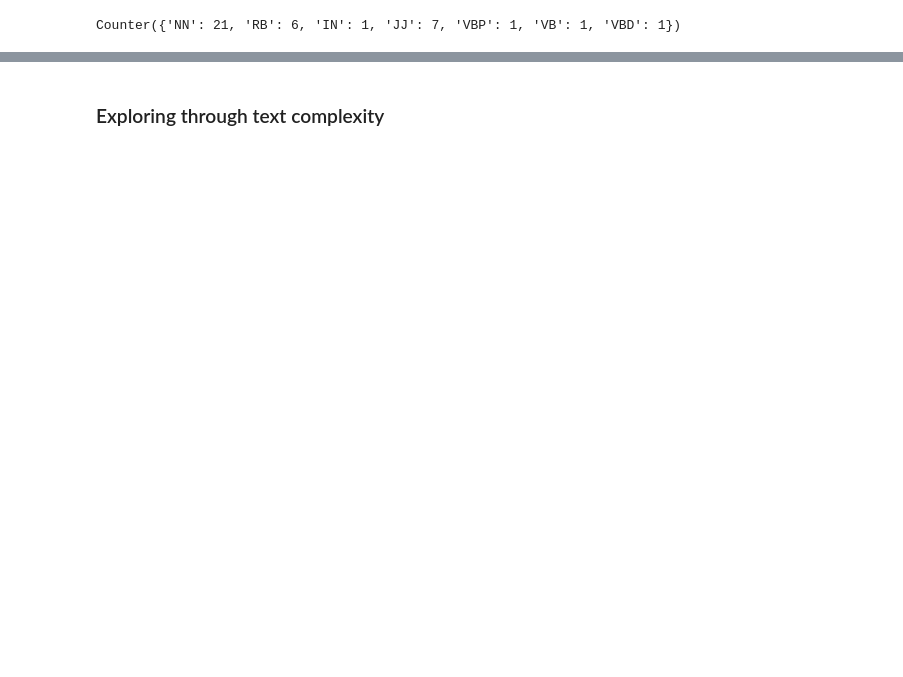
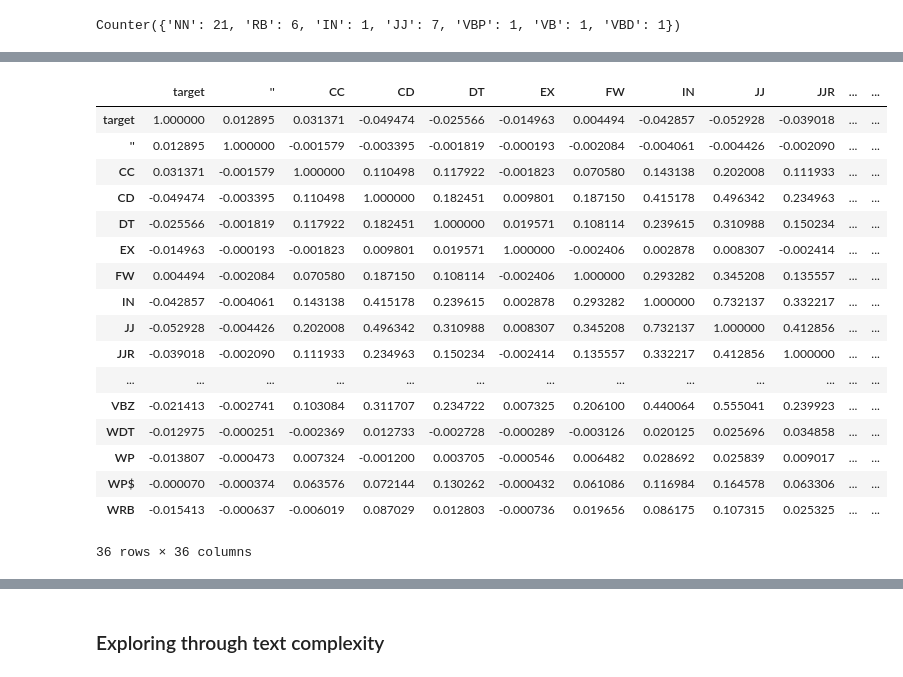
Before and after one commit to Atashnezhad/NLP_Proj2, a Jupyter notebook: Codes/P03_Exploratory data analysis.ipynb, the cells around one changed output, grey strips where cells are left out. Saved outputs shown, nothing was run; the diff lists cells and outputs as text; code cells hidden in the pictures; blank space fills up the shorter version.

```diff
--- a/Codes/P03_Exploratory data analysis.ipynb
+++ b/Codes/P03_Exploratory data analysis.ipynb
@@ -1055,0 +1093,21 @@ TypeError: 'int' object is not callable
+# %%
+pos_counts.corr().T
+# %% [output]
+|  | target | '' | CC | CD | DT | EX | FW | IN | JJ | JJR | ... | ... |
+| target | 1.000000 | 0.012895 | 0.031371 | -0.049474 | -0.025566 | -0.014963 | 0.004494 | -0.042857 | -0.052928 | -0.039018 | ... | ... |
+| '' | 0.012895 | 1.000000 | -0.001579 | -0.003395 | -0.001819 | -0.000193 | -0.002084 | -0.004061 | -0.004426 | -0.002090 | ... | ... |
+| CC | 0.031371 | -0.001579 | 1.000000 | 0.110498 | 0.117922 | -0.001823 | 0.070580 | 0.143138 | 0.202008 | 0.111933 | ... | ... |
+| CD | -0.049474 | -0.003395 | 0.110498 | 1.000000 | 0.182451 | 0.009801 | 0.187150 | 0.415178 | 0.496342 | 0.234963 | ... | ... |
+| DT | -0.025566 | -0.001819 | 0.117922 | 0.182451 | 1.000000 | 0.019571 | 0.108114 | 0.239615 | 0.310988 | 0.150234 | ... | ... |
+| EX | -0.014963 | -0.000193 | -0.001823 | 0.009801 | 0.019571 | 1.000000 | -0.002406 | 0.002878 | 0.008307 | -0.002414 | ... | ... |
+| FW | 0.004494 | -0.002084 | 0.070580 | 0.187150 | 0.108114 | -0.002406 | 1.000000 | 0.293282 | 0.345208 | 0.135557 | ... | ... |
+| IN | -0.042857 | -0.004061 | 0.143138 | 0.415178 | 0.239615 | 0.002878 | 0.293282 | 1.000000 | 0.732137 | 0.332217 | ... | ... |
+| JJ | -0.052928 | -0.004426 | 0.202008 | 0.496342 | 0.310988 | 0.008307 | 0.345208 | 0.732137 | 1.000000 | 0.412856 | ... | ... |
+| JJR | -0.039018 | -0.002090 | 0.111933 | 0.234963 | 0.150234 | -0.002414 | 0.135557 | 0.332217 | 0.412856 | 1.000000 | ... | ... |
+| ... | ... | ... | ... | ... | ... | ... | ... | ... | ... | ... | ... | ... |
+| VBZ | -0.021413 | -0.002741 | 0.103084 | 0.311707 | 0.234722 | 0.007325 | 0.206100 | 0.440064 | 0.555041 | 0.239923 | ... | ... |
+| WDT | -0.012975 | -0.000251 | -0.002369 | 0.012733 | -0.002728 | -0.000289 | -0.003126 | 0.020125 | 0.025696 | 0.034858 | ... | ... |
+| WP | -0.013807 | -0.000473 | 0.007324 | -0.001200 | 0.003705 | -0.000546 | 0.006482 | 0.028692 | 0.025839 | 0.009017 | ... | ... |
+| WP$ | -0.000070 | -0.000374 | 0.063576 | 0.072144 | 0.130262 | -0.000432 | 0.061086 | 0.116984 | 0.164578 | 0.063306 | ... | ... |
+| WRB | -0.015413 | -0.000637 | -0.006019 | 0.087029 | 0.012803 | -0.000736 | 0.019656 | 0.086175 | 0.107315 | 0.025325 | ... | ... |
+36 rows × 36 columns
```
Also changed, not shown: parts of 13 cells of this notebook.
